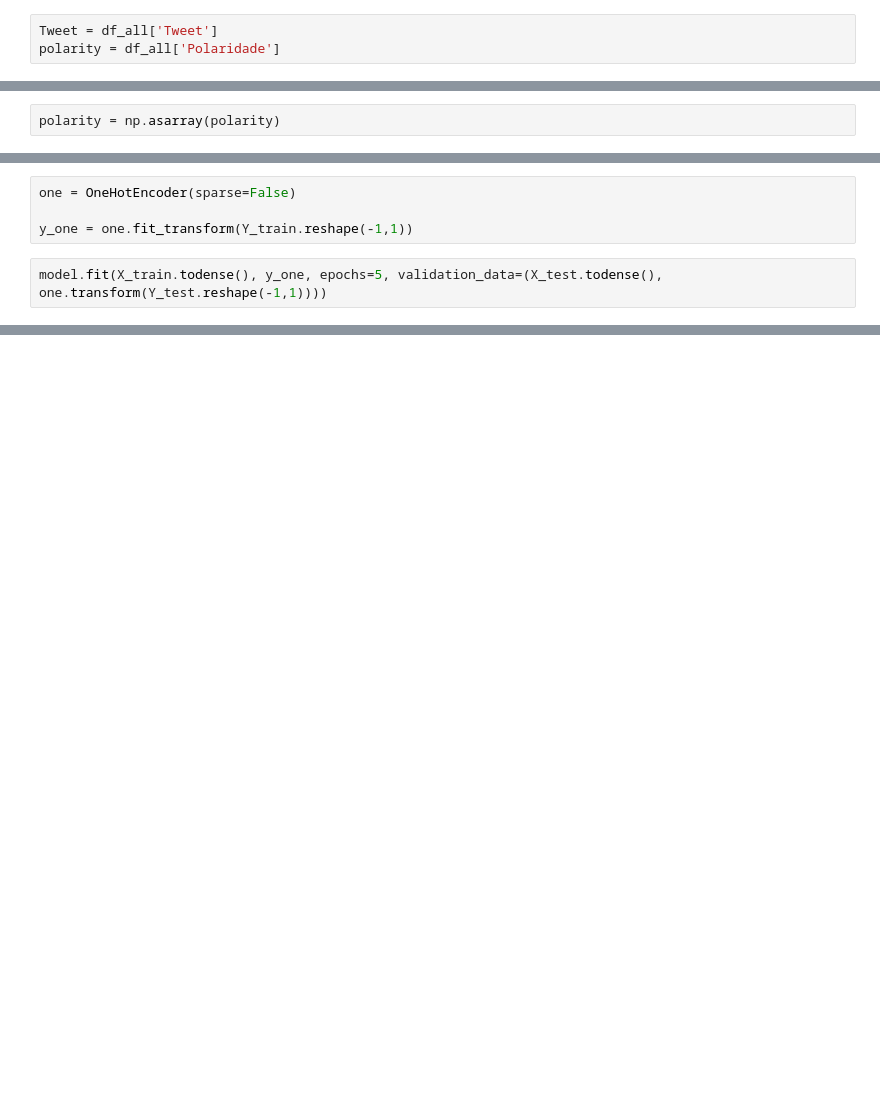
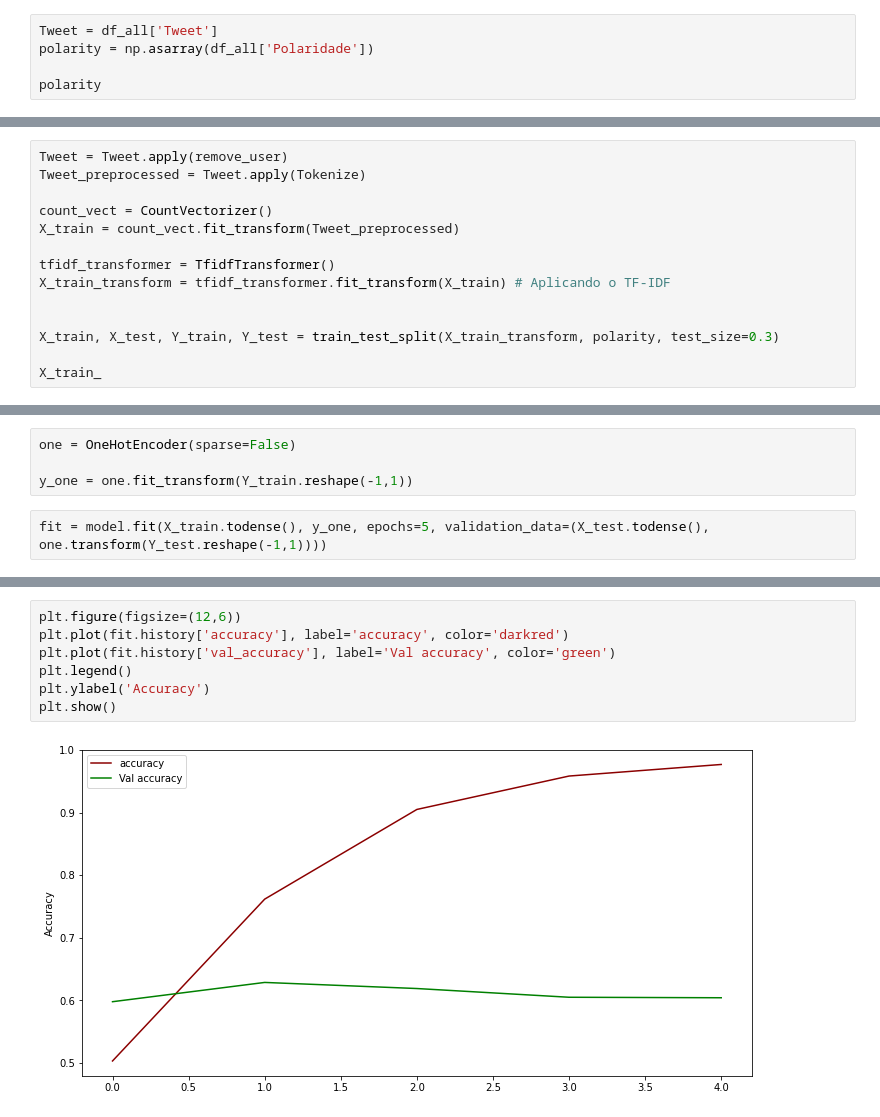
Before and after one commit to letisousa/LIWCDictionary, a Jupyter notebook: Classification_code/Classificando_unilex.ipynb, the cells around one changed output, grey strips where cells are left out. Drawn from its saved outputs; the diff is of its cells as text; blank space fills up the shorter version.

```diff
--- a/Classification_code/Classificando_unilex.ipynb
+++ b/Classification_code/Classificando_unilex.ipynb
@@ -127,3 +110,5 @@ df_all
 # %%
 Tweet = df_all['Tweet']
-polarity = df_all['Polaridade']
+polarity = np.asarray(df_all['Polaridade'])
+
+polarity
@@ -130,2 +116,0 @@ polarity = df_all['Polaridade']
-# %%
-polarity = np.asarray(polarity)
@@ -207,0 +209,14 @@ model.compile(
+# %%
+Tweet = Tweet.apply(remove_user)
+Tweet_preprocessed = Tweet.apply(Tokenize)
+
+count_vect = CountVectorizer()
+X_train = count_vect.fit_transform(Tweet_preprocessed)
+
+tfidf_transformer = TfidfTransformer()
+X_train_transform = tfidf_transformer.fit_transform(X_train) # Aplicando o TF-IDF
+
+
+X_train, X_test, Y_train, Y_test = train_test_split(X_train_transform, polarity, test_size=0.3)
+
+X_train_
@@ -210,6 +233,6 @@ one = OneHotEncoder(sparse=False)
 
 y_one = one.fit_transform(Y_train.reshape(-1,1))
 # %%
-model.fit(X_train.todense(), y_one, epochs=5, validation_data=(X_test.todense(), one.transform(Y_test.reshape(-1,1))))
+fit = model.fit(X_train.todense(), y_one, epochs=5, validation_data=(X_test.todense(), one.transform(Y_test.reshape(-1,1))))
 # %% [output]
 Epoch 1/5
@@ -226,3 +257,12 @@ Epoch 5/5
+# %%
+plt.figure(figsize=(12,6))
+plt.plot(fit.history['accuracy'], label='accuracy', color='darkred')
+plt.plot(fit.history['val_accuracy'], label='Val accuracy', color='green')
+plt.legend()
+plt.ylabel('Accuracy')
+plt.show()
+# %% [output]
+[figure, added]
 # %%
 acc = model.evaluate(X_test.todense(), one.transform(Y_test.reshape(-1,1)))
 # %% [output]
```
Also changed, not shown: parts of 59 cells of this notebook.
